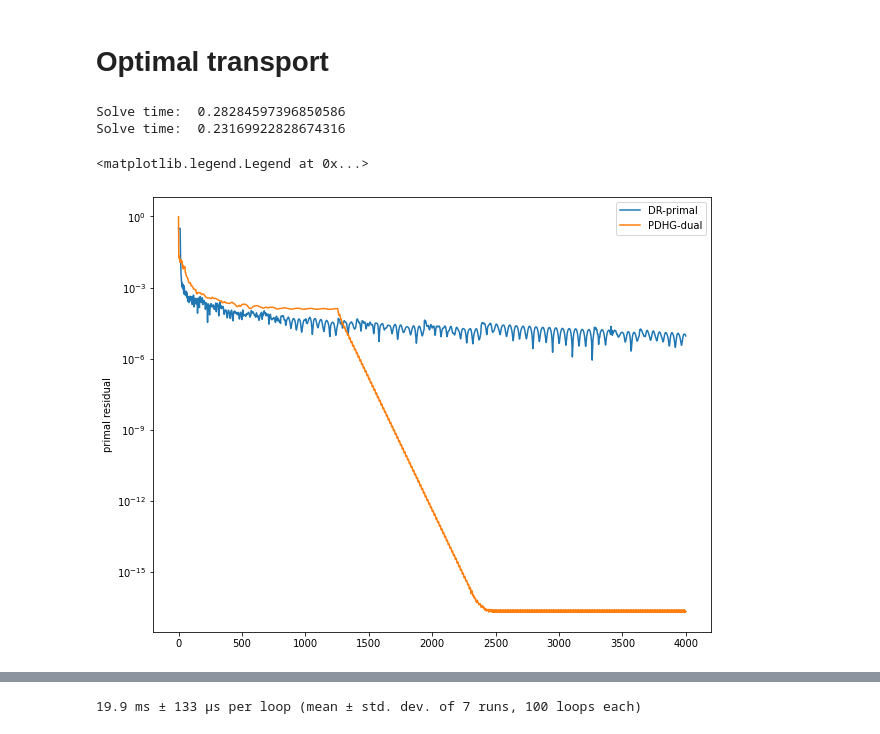
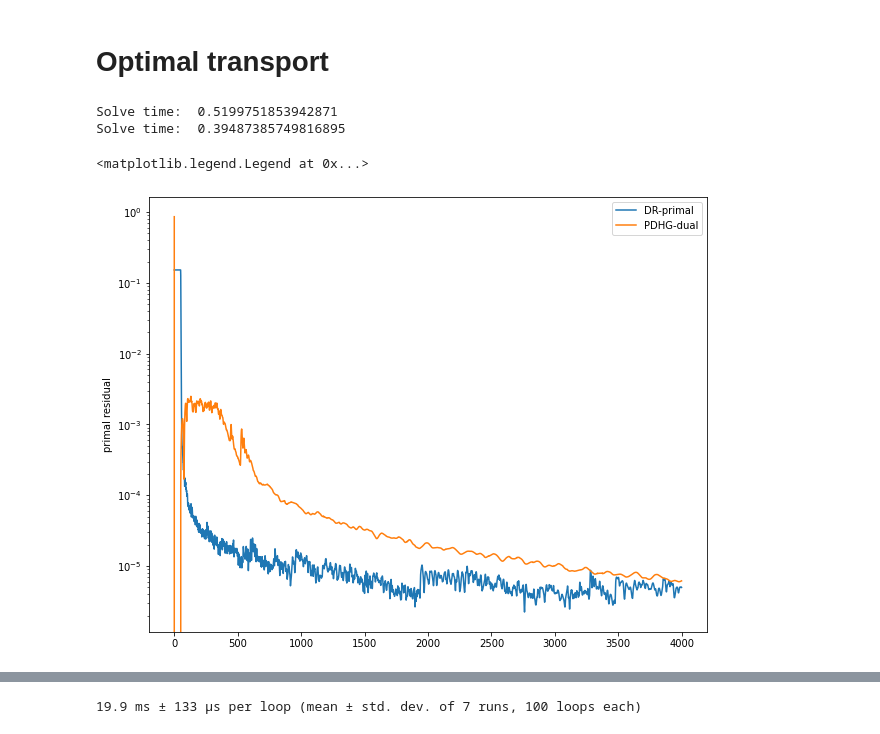
Before and after one commit to vienmai/drot, a Jupyter notebook: example/notebook.ipynb, the cells around one changed output, grey strips where cells are left out. Cells and saved outputs as stored; diff of their text form; code cells hidden in the pictures.

Commit message:
fix order of r and s in proximal operators

```diff
--- a/example/notebook.ipynb
+++ b/example/notebook.ipynb
@@ -31,56 +31,57 @@ def one_dimensional_gaussian_ot(n):
     q = normalize(q + np.max(q) * vmin)
     [Y,X] = np.meshgrid(t,t)
     C = np.array((X-Y)**2, order='F')
+    # C = np.array(np.abs(X-Y), order='F')
     return n, C, p, q
 
-def two_dimensional_gaussian_ot(n):
-    mu_s = np.array([0, 0])
-    cov_s = np.array([[1, 0], [0, 1]])
-    mu_t = np.array([4, 4])
+def two_dimensional_gaussian_ot(m, n):
+    mu_s = np.array([0, 0.5])
+    cov_s = np.array([[1, 0.5], [0.5, 1]])
+    mu_t = np.array([4, 10])
     cov_t = np.array([[1, -.8], [-.8, 1]])
-    xs = ot.datasets.make_2D_samples_gauss(n, mu_s, cov_s)
+    xs = ot.datasets.make_2D_samples_gauss(m, mu_s, cov_s)
     xt = ot.datasets.make_2D_samples_gauss(n, mu_t, cov_t)
-    p, q = np.ones((n,)) / n, np.ones((n,)) / n
+    p, q = np.ones((m,)) / m, np.ones((n,)) / n
     C = np.array(ot.dist(xs, xt), order='F')
     C /= C.max()
 
-    return n, C, p, q
+    return m, n, C, p, q
 # %%
 max_iters = 4000
-step = 0.01
+step = 0.001
 
-n, C, p, q = two_dimensional_gaussian_ot(20)
-x0 = np.ones((n,n), order='F')/n
-eta, tau = (1/(2*n))**0.5, (1/(2*n))**0.5
+m, n, C, p, q = two_dimensional_gaussian_ot(75, 101)
+x0 = np.ones((m, n), order='F') / n
+eta, tau = (1/(m+n))**0.5, (1/(m+n))**0.5
 
 assert C.flags['F_CONTIGUOUS']
 assert x0.flags['F_CONTIGUOUS']
 
 proxf = lambda x, stz: trace_nonnegative_prox(x, C, stz)
 proxg = lambda x: generalized_doubly_stochastic_matrices_projection(x, p, q)
 proxg_ = lambda x, y, stz: primal_dual_trace_nonnegative_prox(x, C, y, stz)
 proxh = lambda x, xnew, y, stz: primal_dual_linear_prox(x, xnew, y, p, q, stz)
 
-drout  = drot(x0, proxf, proxg, np.vstack((p,q)), max_iters, step=step, relaxation=1.5, compute_r_primal=True, compute_r_dual=True, adapt_stepsize=False)
+drout  = drot(x0, proxf, proxg, np.hstack((p,q)), max_iters, step=step, relaxation=1.5, compute_r_primal=True, compute_r_dual=True, adapt_stepsize=False, fixed_restart=True, milestones=[100, 500, 1000])
 cpout  = PDHG(x0, proxg_, proxh, max_iters, eta=eta, tau=tau, relaxation=1.0)
 
 xopt = drout["sol"]
 xopt_cp = cpout["sol"]
 
 plt.figure(1, figsize=(10,8))
 plt.plot(range(drout["num_iters"]), [r for r in drout['primal']], label='DR-primal')
 # plt.plot(range(drout["num_iters"]), [r for r in drout['dual']], label='DR-dual')
 plt.ylabel("primal residual")
 plt.yscale('log')
 plt.legend()
 
 # plt.figure(2, figsize=(10,8))
 plt.plot(range(cpout["num_iters"]), [r for r in cpout['dual']], label='PDHG-dual')
 # plt.ylabel("primal residual")
 plt.yscale('log')
 plt.legend()
 # %% [output]
-Solve time:  0.28284597396850586
-Solve time:  0.23169922828674316
+Solve time:  0.5199751853942871
+Solve time:  0.39487385749816895
 <matplotlib.legend.Legend at 0x...>
-[figure, old version]
+[figure, new version]
```
Also changed, not shown: parts of 10 cells of this notebook, 4 other files.
